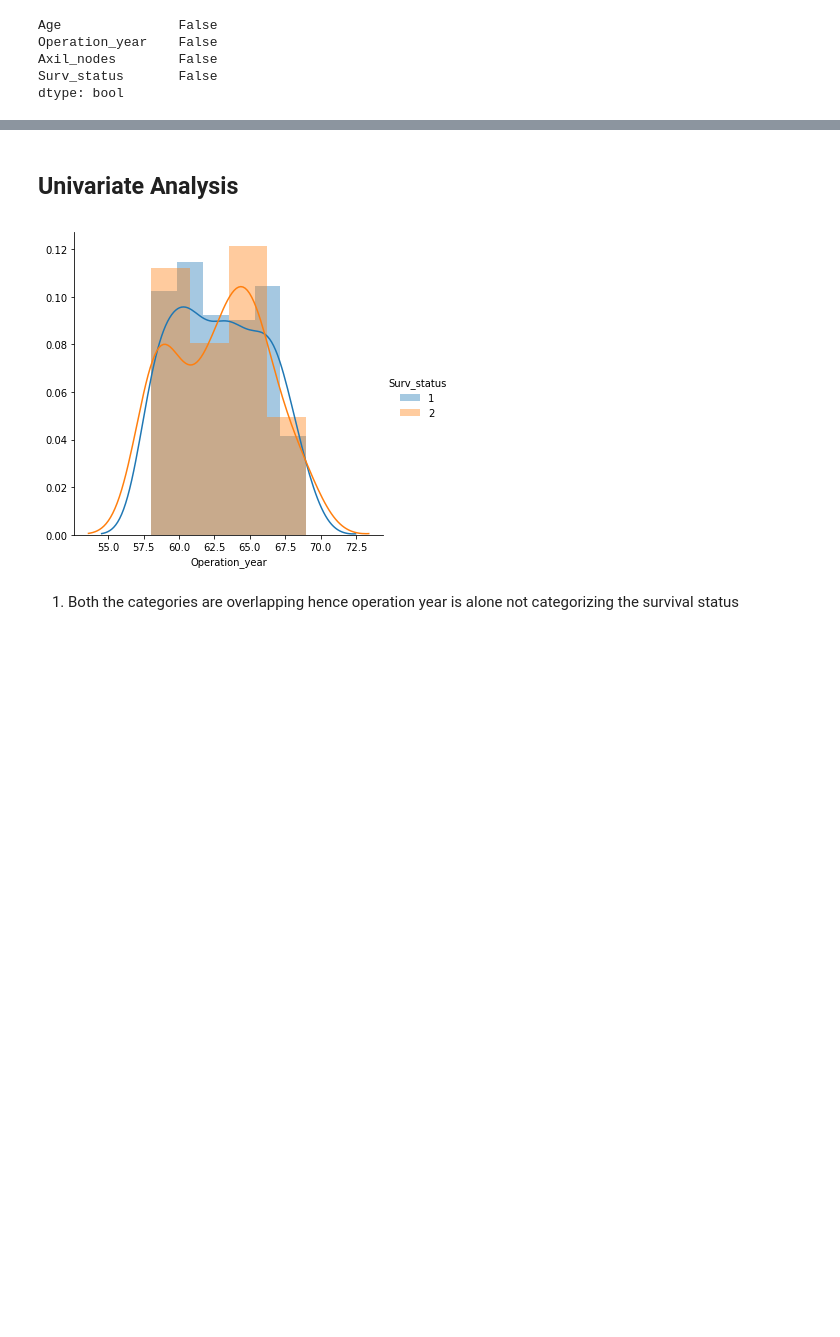
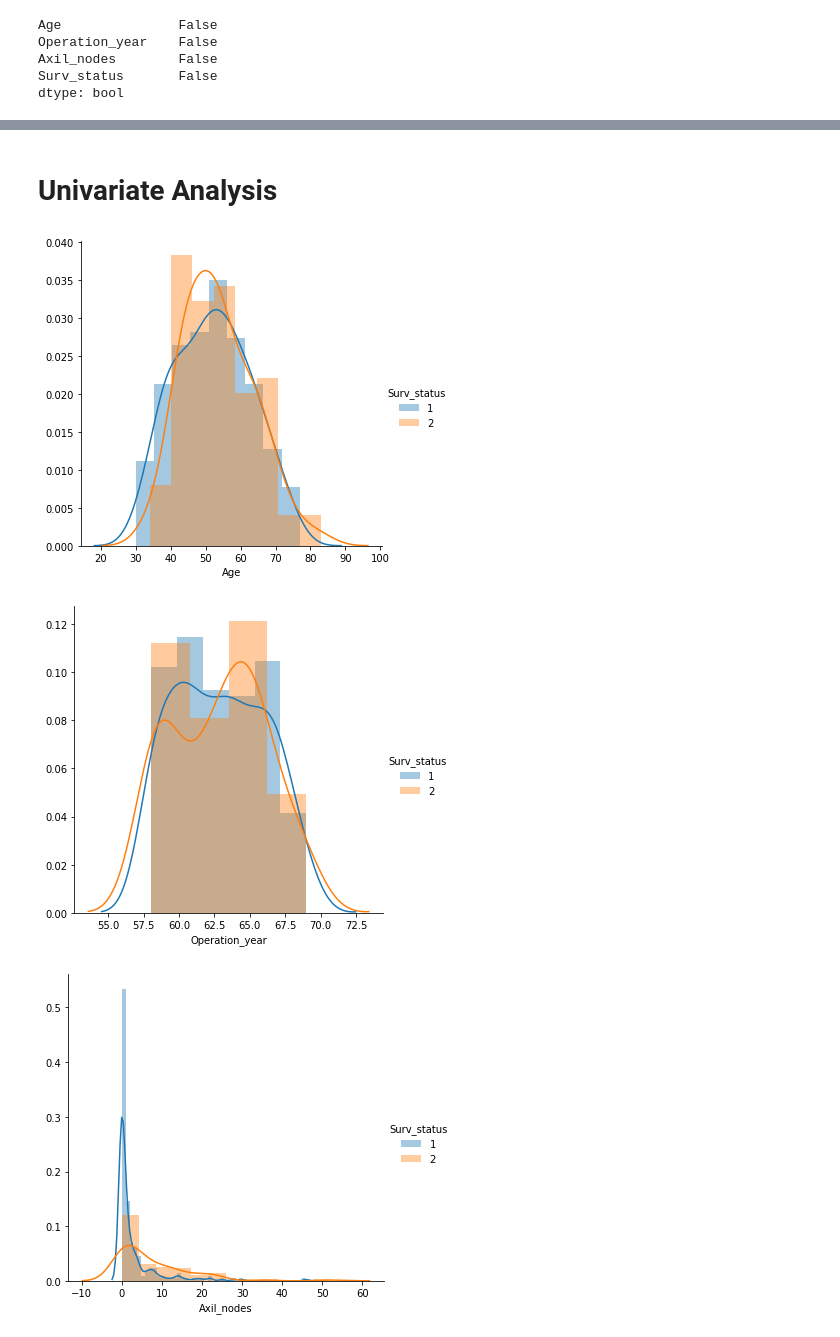
Before and after one commit to Abhinav1004/EDA-on-Haberman-Cancer-Survival-Dataset, a Jupyter notebook: EDA on Haberman Cancer survival.ipynb, the cells around one changed output, grey strips where cells are left out. Cells and saved outputs as stored; diff of their text form; code cells hidden in the pictures; blank space fills up the shorter version.

```diff
--- a/EDA on Haberman Cancer survival.ipynb
+++ b/EDA on Haberman Cancer survival.ipynb
@@ -7,9 +13,8 @@ import matplotlib.pyplot as plt
 import warnings
 warnings.filterwarnings('ignore')
 # %%
-current_dir = os.getcwd()
-data = pd.read_csv(current_dir+'//haberman.csv')
-data.columns=["Age","Operation_year","Axil_nodes","Surv_status"]
+data = pd.read_csv(os.path.join(os.getcwd(),'haberman.csv'))
+data.columns=["Age","Operation_year","Axil_nodes","Surv_status"] #introudcing the coloumn names in the data
 data.head()
 # %% [output]
 |  | Age | Operation_year | Axil_nodes | Surv_status |
@@ -69,9 +76,19 @@ dtype: bool
 # %% [markdown]
-## Univariate Analysis
+# Univariate Analysis
-# %%
-sns.FacetGrid(data,hue = 'Surv_status',size=5).map(sns.distplot,"Operation_year").add_legend();
-plt.show();
-# %% [output]
-[figure, removed]
-# %% [markdown]
-1. Both the categories are overlapping hence operation year is alone not categorizing the survival status
+# %%
+"""
+* Distribution plots are used to visually assess how the data points are distributed with respect to its frequency.
+* Usually the data points are grouped into bins and the height of the bars representing each group increases with increase in the number of data points
+lie within that group. (histogram)
+* Probality Density Function (PDF) is the probabilty that the variable takes a value x. (smoothed version of the histogram)
+* Kernel Density Estimate (KDE) is the way to estimate the PDF. The area under the KDE curve is 1.
+* Here the height of the bar denotes the percentage of data points under the corresponding group
+"""
+for idx, feature in enumerate(list(data.columns)[:-1]):
+    fg = sns.FacetGrid(data, hue='Surv_status', size=5)
+    fg.map(sns.distplot, feature).add_legend()
+    plt.show()
+# %% [output]
+[figure, added]
+[figure, added]
+[figure, added]
```
Also changed, not shown: parts of 19 cells of this notebook.
